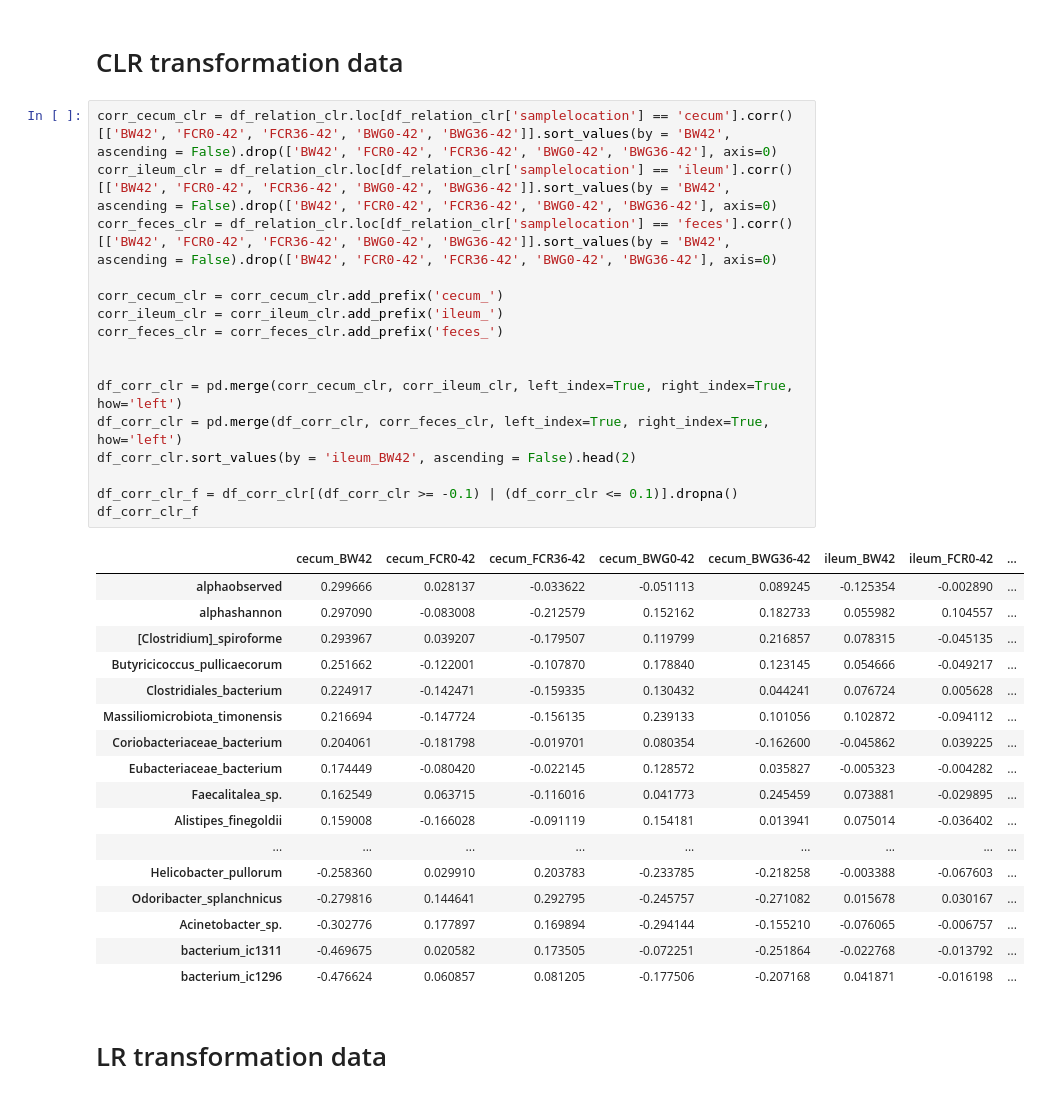
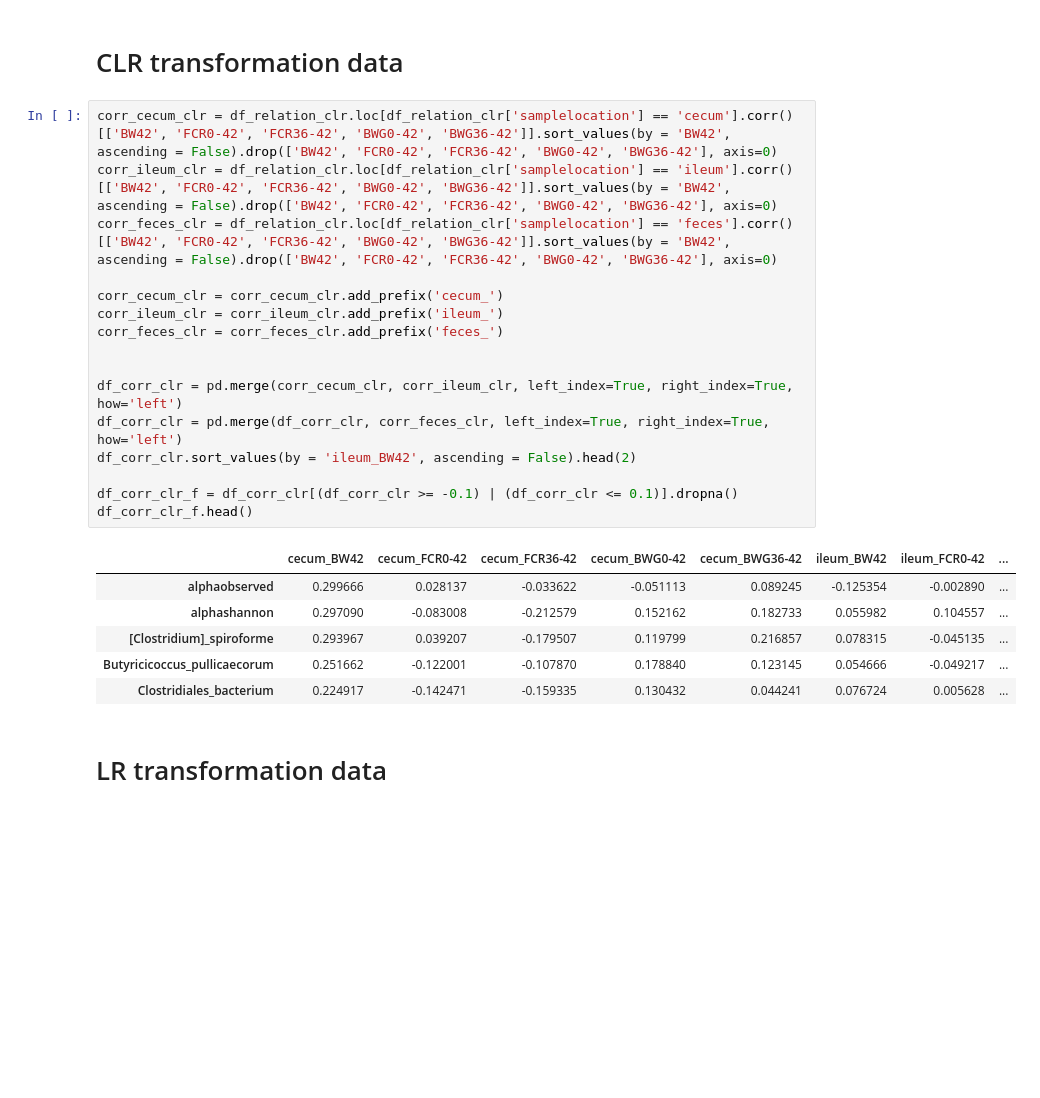
Before and after one commit to SIWAproject/Performance, a Jupyter notebook: performance_analysis.ipynb, the cells around one changed output. Cells and saved outputs as stored; diff of their text form; blank space fills up the shorter version.

```diff
--- a/performance_analysis.ipynb
+++ b/performance_analysis.ipynb
@@ -435,37 +500,26 @@ df_corr_f
 # %%
 corr_cecum_clr = df_relation_clr.loc[df_relation_clr['samplelocation'] == 'cecum'].corr()[['BW42', 'FCR0-42', 'FCR36-42', 'BWG0-42', 'BWG36-42']].sort_values(by = 'BW42', ascending = False).drop(['BW42', 'FCR0-42', 'FCR36-42', 'BWG0-42', 'BWG36-42'], axis=0)
 corr_ileum_clr = df_relation_clr.loc[df_relation_clr['samplelocation'] == 'ileum'].corr()[['BW42', 'FCR0-42', 'FCR36-42', 'BWG0-42', 'BWG36-42']].sort_values(by = 'BW42', ascending = False).drop(['BW42', 'FCR0-42', 'FCR36-42', 'BWG0-42', 'BWG36-42'], axis=0)
 corr_feces_clr = df_relation_clr.loc[df_relation_clr['samplelocation'] == 'feces'].corr()[['BW42', 'FCR0-42', 'FCR36-42', 'BWG0-42', 'BWG36-42']].sort_values(by = 'BW42', ascending = False).drop(['BW42', 'FCR0-42', 'FCR36-42', 'BWG0-42', 'BWG36-42'], axis=0)
 
 corr_cecum_clr = corr_cecum_clr.add_prefix('cecum_')
 corr_ileum_clr = corr_ileum_clr.add_prefix('ileum_')
 corr_feces_clr = corr_feces_clr.add_prefix('feces_')
 
 
 df_corr_clr = pd.merge(corr_cecum_clr, corr_ileum_clr, left_index=True, right_index=True, how='left')
 df_corr_clr = pd.merge(df_corr_clr, corr_feces_clr, left_index=True, right_index=True, how='left')
 df_corr_clr.sort_values(by = 'ileum_BW42', ascending = False).head(2)
 
 df_corr_clr_f = df_corr_clr[(df_corr_clr >= -0.1) | (df_corr_clr <= 0.1)].dropna()
-df_corr_clr_f
+df_corr_clr_f.head()
 # %% [output]
 |  | cecum_BW42 | cecum_FCR0-42 | cecum_FCR36-42 | cecum_BWG0-42 | cecum_BWG36-42 | ileum_BW42 | ileum_FCR0-42 | ... |
 | alphaobserved | 0.299666 | 0.028137 | -0.033622 | -0.051113 | 0.089245 | -0.125354 | -0.002890 | ... |
 | alphashannon | 0.297090 | -0.083008 | -0.212579 | 0.152162 | 0.182733 | 0.055982 | 0.104557 | ... |
 | [Clostridium]_spiroforme | 0.293967 | 0.039207 | -0.179507 | 0.119799 | 0.216857 | 0.078315 | -0.045135 | ... |
 | Butyricicoccus_pullicaecorum | 0.251662 | -0.122001 | -0.107870 | 0.178840 | 0.123145 | 0.054666 | -0.049217 | ... |
 | Clostridiales_bacterium | 0.224917 | -0.142471 | -0.159335 | 0.130432 | 0.044241 | 0.076724 | 0.005628 | ... |
-| Massiliomicrobiota_timonensis | 0.216694 | -0.147724 | -0.156135 | 0.239133 | 0.101056 | 0.102872 | -0.094112 | ... |
-| Coriobacteriaceae_bacterium | 0.204061 | -0.181798 | -0.019701 | 0.080354 | -0.162600 | -0.045862 | 0.039225 | ... |
-| Eubacteriaceae_bacterium | 0.174449 | -0.080420 | -0.022145 | 0.128572 | 0.035827 | -0.005323 | -0.004282 | ... |
-| Faecalitalea_sp. | 0.162549 | 0.063715 | -0.116016 | 0.041773 | 0.245459 | 0.073881 | -0.029895 | ... |
-| Alistipes_finegoldii | 0.159008 | -0.166028 | -0.091119 | 0.154181 | 0.013941 | 0.075014 | -0.036402 | ... |
-| ... | ... | ... | ... | ... | ... | ... | ... | ... |
-| Helicobacter_pullorum | -0.258360 | 0.029910 | 0.203783 | -0.233785 | -0.218258 | -0.003388 | -0.067603 | ... |
-| Odoribacter_splanchnicus | -0.279816 | 0.144641 | 0.292795 | -0.245757 | -0.271082 | 0.015678 | 0.030167 | ... |
-| Acinetobacter_sp. | -0.302776 | 0.177897 | 0.169894 | -0.294144 | -0.155210 | -0.076065 | -0.006757 | ... |
-| bacterium_ic1311 | -0.469675 | 0.020582 | 0.173505 | -0.072251 | -0.251864 | -0.022768 | -0.013792 | ... |
-| bacterium_ic1296 | -0.476624 | 0.060857 | 0.081205 | -0.177506 | -0.207168 | 0.041871 | -0.016198 | ... |
 # %% [markdown]
 # LR transformation data
 # %%
```
Also changed, not shown: parts of 13 cells of this notebook.
